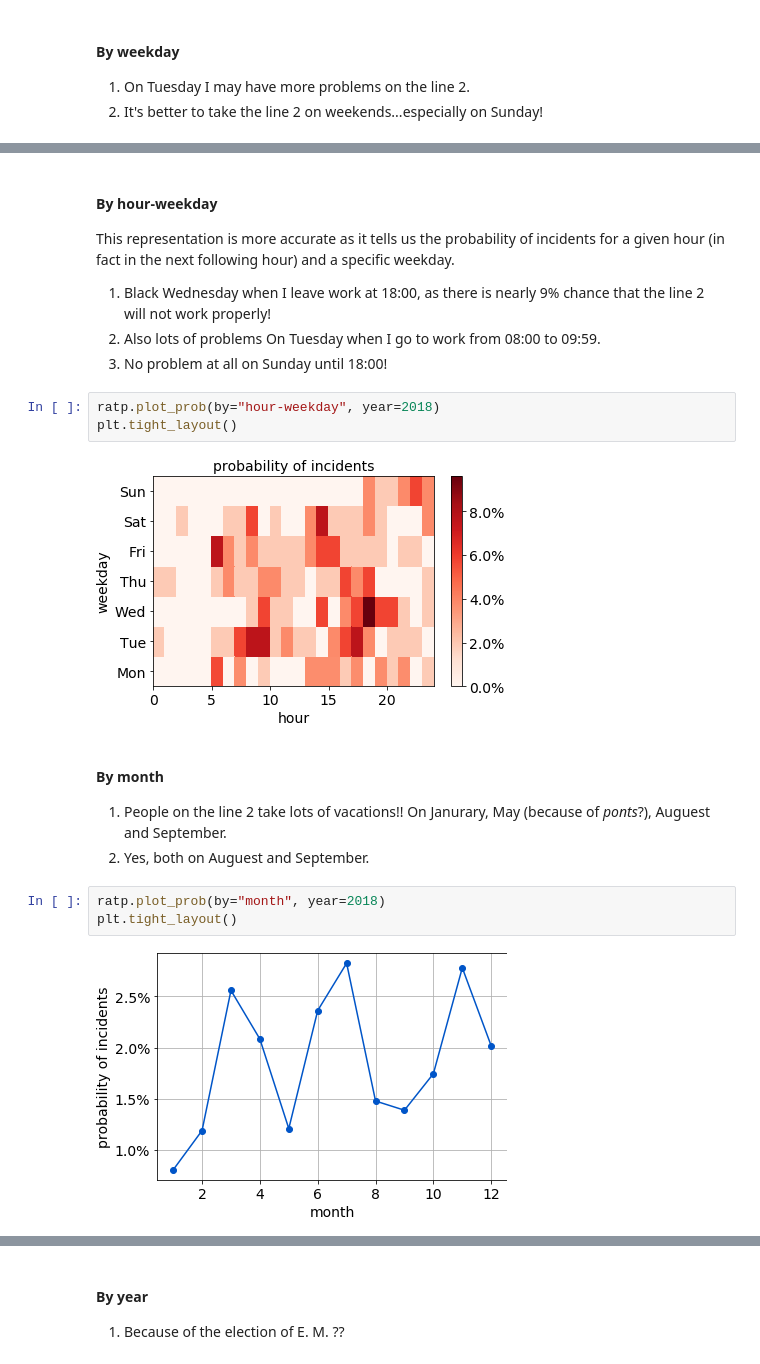
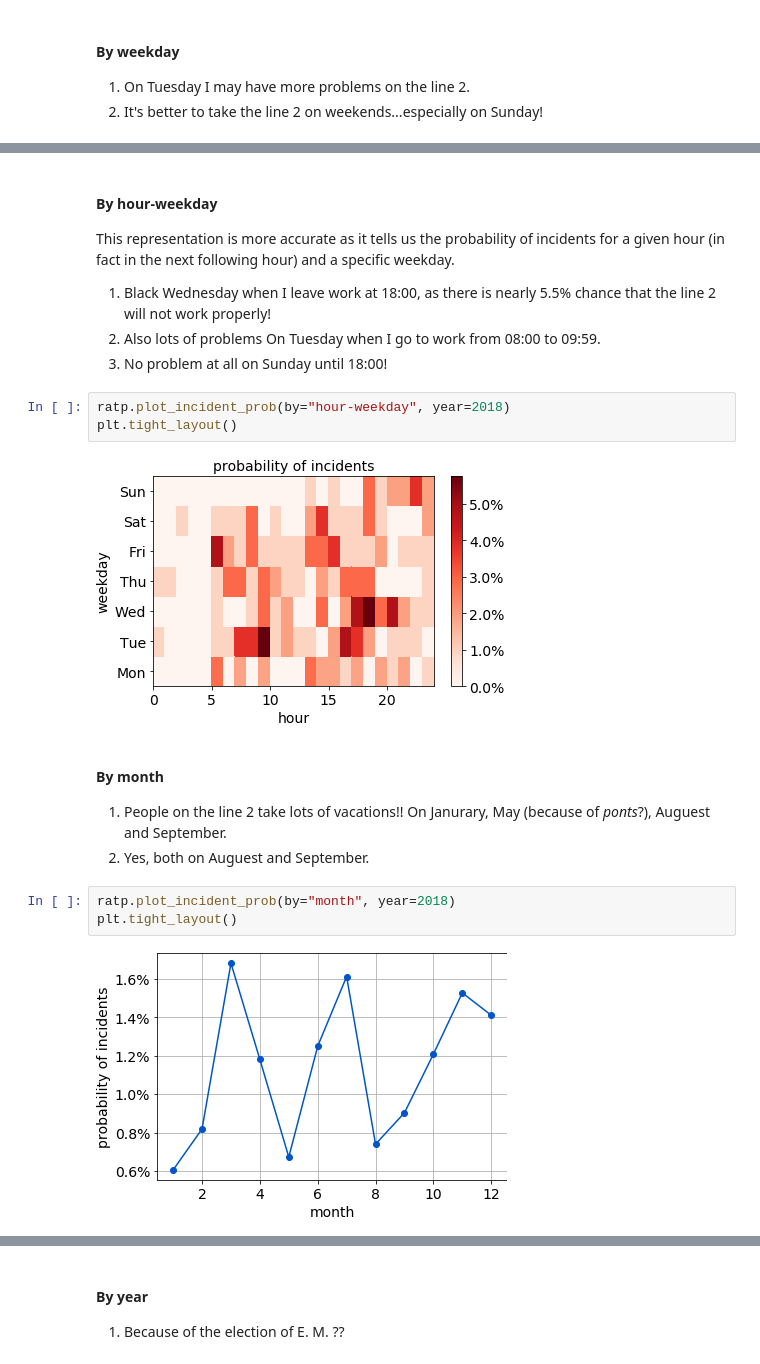
Before and after one commit to tianyikillua/ratpmetro, a Jupyter notebook: examples/notebook.ipynb, the cells around one changed output, grey strips where cells are left out. Drawn from its saved outputs; the diff is of its cells as text.

```diff
--- a/examples/notebook.ipynb
+++ b/examples/notebook.ipynb
@@ -103,24 +103,24 @@ plt.tight_layout()
 
 This representation is more accurate as it tells us the probability of incidents for a given hour (in fact in the next following hour) and a specific weekday.
 
-1. Black Wednesday when I leave work at 18:00, as there is nearly 9% chance that the line 2 will not work properly!
+1. Black Wednesday when I leave work at 18:00, as there is nearly 5.5% chance that the line 2 will not work properly!
 2. Also lots of problems On Tuesday when I go to work from 08:00 to 09:59.
 3. No problem at all on Sunday until 18:00!
 # %%
-ratp.plot_prob(by="hour-weekday", year=2018)
+ratp.plot_incident_prob(by="hour-weekday", year=2018)
 plt.tight_layout()
 # %% [output]
-[figure, old version]
+[figure, new version]
 # %% [markdown]
 #### By month
 
 1. People on the line 2 take lots of vacations!! On Janurary, May (because of *ponts*?), Auguest and September.
 2. Yes, both on Auguest and September.
 # %%
-ratp.plot_prob(by="month", year=2018)
+ratp.plot_incident_prob(by="month", year=2018)
 plt.tight_layout()
 # %% [output]
-[figure, old version]
+[figure, new version]
 # %% [markdown]
 #### By month-weekday
 
```
Also changed, not shown: parts of 36 cells of this notebook, 4 other files.
